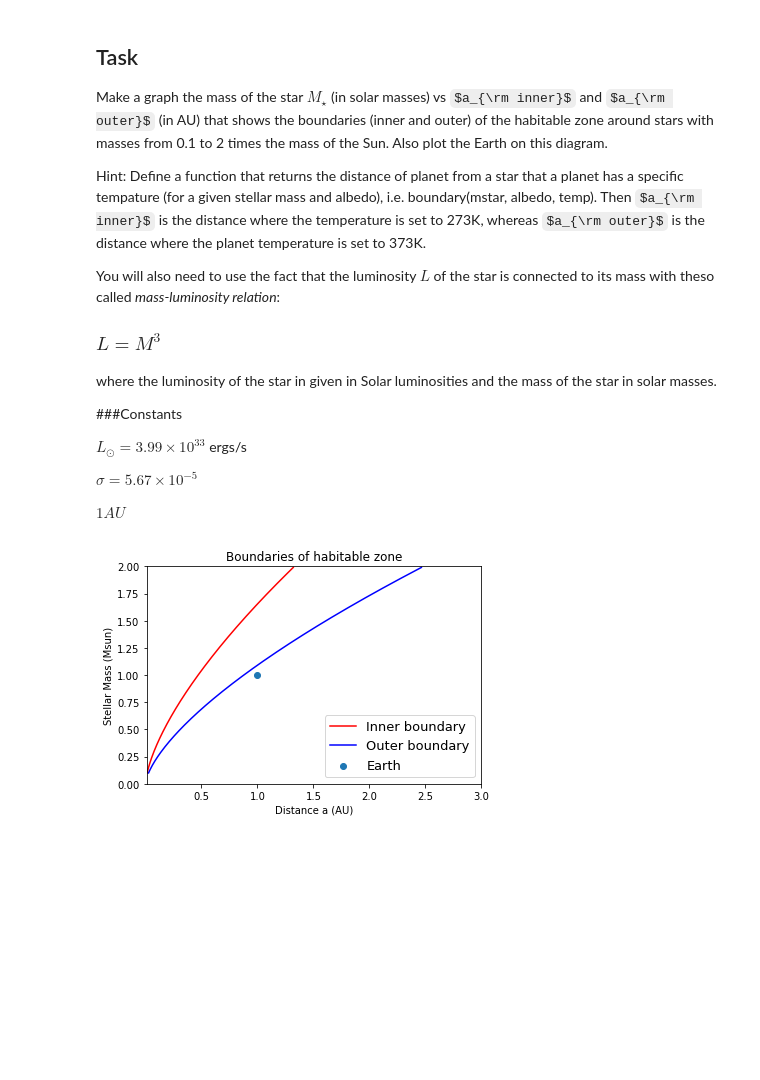
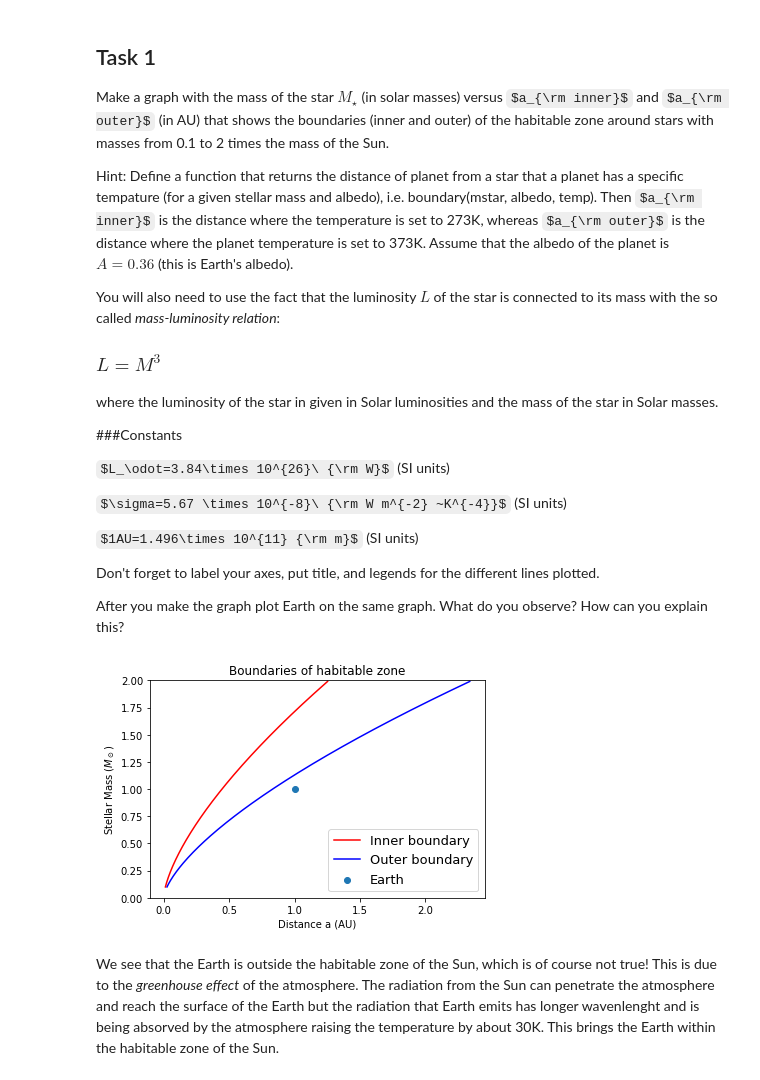
Before and after one commit to Milne-Centre/ThaiPASS2022, a Jupyter notebook: Exoplanets/Exoplanets-II.ipynb, the cells around one changed output. Saved outputs shown, nothing was run; the diff lists cells and outputs as text; code cells hidden in the pictures; some formulas as TeX source; blank space fills up the shorter version.

```diff
--- a/Exoplanets/Exoplanets-II.ipynb
+++ b/Exoplanets/Exoplanets-II.ipynb
@@ -32,66 +34,82 @@ Solving the above for $a$ we can find the distance from the star where the plane
 # %% [markdown]
-## Task
+## Task 1
 
-Make a graph the mass of the star $M_\star$ (in solar masses) vs $a_{\rm inner}$ and $a_{\rm outer}$ (in AU) that shows the boundaries (inner and outer) of the habitable zone around stars with masses from 0.1 to 2 times the mass of the Sun. Also plot the Earth on this diagram.
+Make a graph with the mass of the star $M_\star$ (in solar masses) versus  $a_{\rm inner}$ and $a_{\rm outer}$ (in AU) that shows the boundaries (inner and outer) of the habitable zone around stars with masses from 0.1 to 2 times the mass of the Sun.
 
-Hint: Define a function that returns the distance of  planet from a star that a planet has a specific tempature (for a given stellar mass and albedo), i.e. boundary(mstar, albedo, temp). Then $a_{\rm inner}$ is the distance where the temperature is set to 273K, whereas $a_{\rm outer}$ is the distance where the planet temperature is set to 373K.
+Hint: Define a function that returns the distance of  planet from a star that a planet has a specific tempature (for a given stellar mass and albedo), i.e. boundary(mstar, albedo, temp). Then $a_{\rm inner}$ is the distance where the temperature is set to 273K, whereas $a_{\rm outer}$ is the distance where the planet temperature is set to 373K.  Assume that the albedo of the planet is $A=0.36$ (this is Earth's albedo).
 
-You will also need to use the fact that the luminosity $L$ of the star is connected to its mass with theso called *mass-luminosity relation*:
+You will also need to use the fact that the luminosity $L$ of the star is connected to its mass with the so called *mass-luminosity relation*:
 
 ### $L=M^3$
 
-where the luminosity of the star in given in Solar luminosities and the mass of the star in solar masses.
+where the luminosity of the star in given in Solar luminosities and the mass of the star in Solar masses.
 
 ###Constants
 
-$L_\odot=3.99\times 10^{33}$ ergs/s
+$L_\odot=3.84\times 10^{26}\ {\rm W}$ (SI units)
 
-$\sigma=5.67 \times 10^{-5}$
+$\sigma=5.67 \times 10^{-8}\ {\rm W m^{-2} ~K^{-4}}$ (SI units)
 
-$1AU$
+$1AU=1.496\times 10^{11} {\rm m}$ (SI units)
+
+Don't forget to label your axes, put title, and legends for the different lines plotted.
+
+After you make the graph plot Earth on the same graph. What do you observe? How can you explain this?
 # %%
 import numpy as np
 import matplotlib.pyplot as plt
 
 def boundary(mstar, albedo, temp):
-    "Calculate habitable zone around a star"
-    sigma=5.67e-5
-    Lsun=3.9e33
+    "Calculate distance (in AU) for a given temperature"
 
+    #define constants to be used
+    sigma=5.67e-8
+    Lsun=3.84e26
+    au=1.496e11
+
+    #calculate the luminosity of the star and convert to SI units
     Lstar=mstar**3*Lsun
-    return np.sqrt(Lstar*(1-albedo)/(16*np.pi*sigma))*np.power(temp,-2)
+    #calculate distance
+    a=np.sqrt(Lstar*(1.-albedo)/(16*np.pi*sigma))*np.power(temp,-2)
+    #convert distance to AU
+    a=a/au
+    return a
 
 # assume a value for the albedo
-albedo=0.3
-au=1.496e13
+albedo=0.36
 
+#create a range of stellar masses
 mstar=np.arange(0.1,2,0.01)
 
-a_inner=boundary(mstar, albedo, 373.)/au
-a_outer=boundary(mstar, albedo, 273.)/au
+#calcuate inner and outer boundary using the function defined previoulsy
+a_inner=boundary(mstar, albedo, 373.)
+a_outer=boundary(mstar, albedo, 273.)
 
+# make the plot
 #set axis labels
 plt.xlabel('Distance a (AU)')
-plt.ylabel('Stellar Mass (Msun)')
+plt.ylabel('Stellar Mass ($M_\odot$)')
 
-#set axis limits
-plt.xlim (0.01, 3)
+#set axes limits
+#plt.xlim (0.01, 3)
 plt.ylim (0, 2)
 
 #graph title
 plt.title('Boundaries of habitable zone')
 
 #plot inner boundary
 plt.plot(a_inner, mstar, color='red', label="Inner boundary")
 #plot outer boundary
 plt.plot(a_outer, mstar, color='blue', label="Outer boundary")
 #plot Earth
 plt.scatter(1,1,label='Earth')
 plt.legend(loc="lower right",fontsize=13)
 
 plt.show()
 # %% [output]
-[figure, old version]
+[figure, new version]
+# %% [markdown]
+We see that the Earth is outside the habitable zone of the Sun, which is of course not true! This is due to the *greenhouse effect* of the atmosphere. The radiation from the Sun can penetrate the atmosphere and reach  the surface of the Earth but the radiation that Earth emits has longer wavenlenght and is being absorved by the atmosphere raising the  temperature by about 30K. This brings the Earth within the habitable zone of the Sun.
 # %% [markdown]
 ## Extra task
 
```
Also changed, not shown: parts of 5 cells of this notebook, 22 other files.
